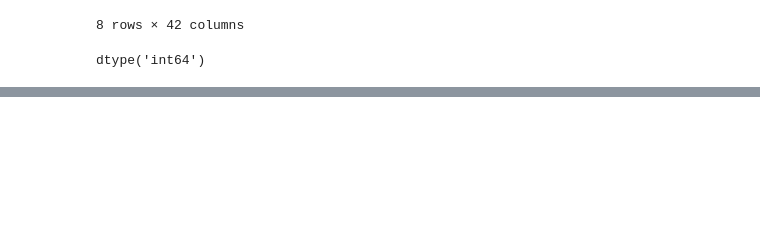
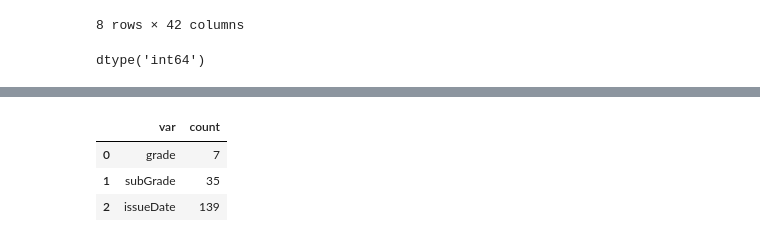
Before and after one commit to linjie1123/loan_default_predict, a Jupyter notebook: 金融风控.ipynb, the cells around one changed output, grey strips where cells are left out. Saved outputs shown, nothing was run; the diff lists cells and outputs as text; code cells hidden in the pictures; blank space fills up the shorter version.

```diff
--- a/金融风控.ipynb
+++ b/金融风控.ipynb
@@ -204,0 +291,16 @@ dtype: int64
+# %%
+# 查看各个变量的类别数量
+# 部分类别特征
+def make_var_count(data,char):
+    var_count = []
+    for f in char:
+        var_count.append([f, data[f].nunique()])
+    return pd.DataFrame(var_count,columns=["var","count"])
+# %%
+var_count = make_var_count(data,char)
+var_count
+# %% [output]
+|  | var | count |
+| 0 | grade | 7 |
+| 1 | subGrade | 35 |
+| 2 | issueDate | 139 |
```
Also changed, not shown: parts of 37 cells of this notebook.
